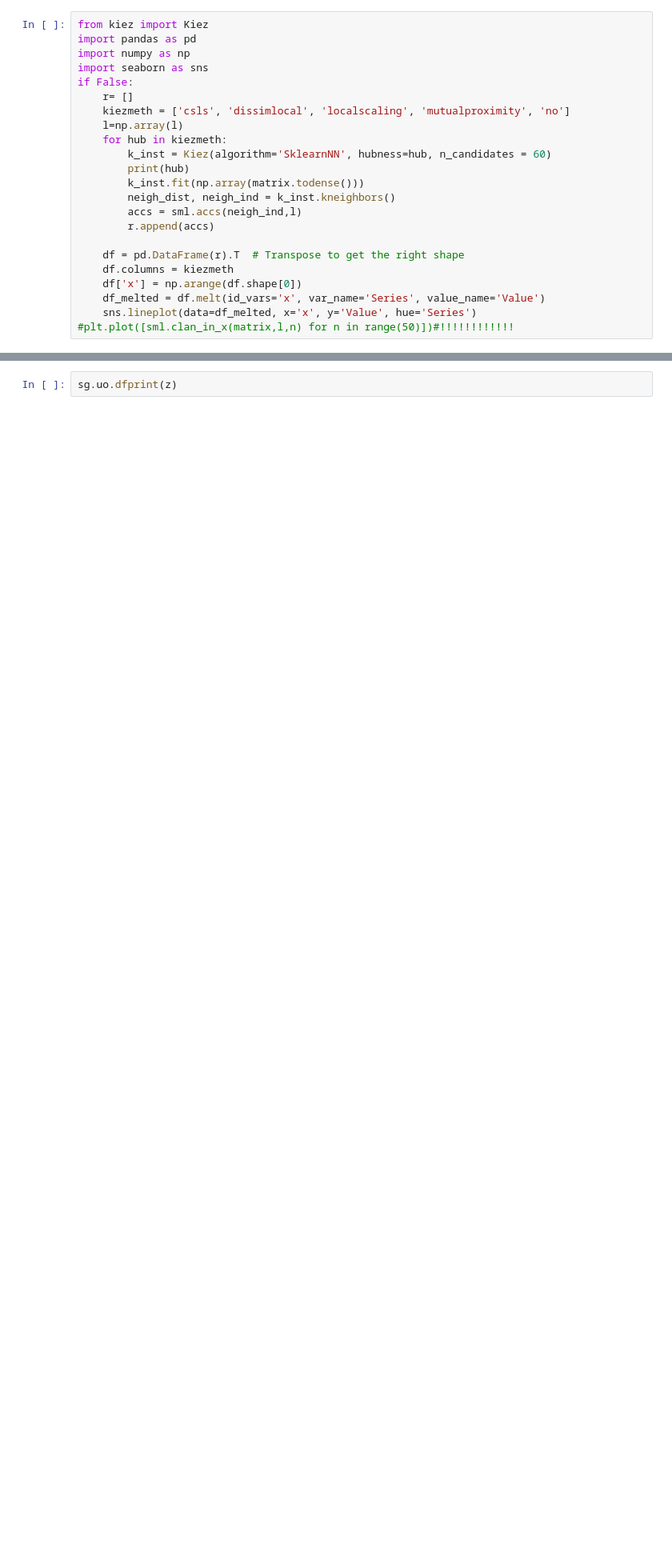
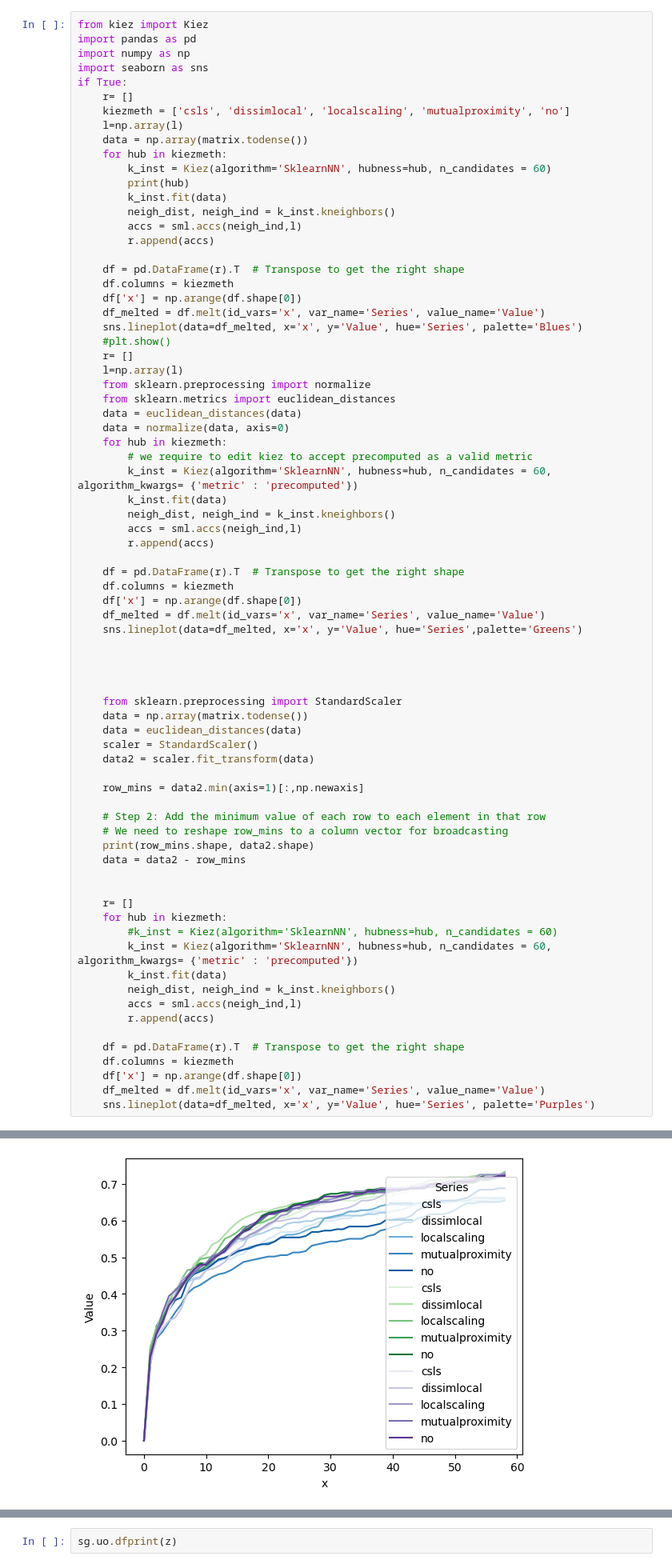
Before and after one commit to smautner/pig, a Jupyter notebook: yoda/scripts/kernel_experiments.ipynb, the cells around one changed output, grey strips where cells are left out. Shown at 80% size. Saved outputs shown, nothing was run; the diff lists cells and outputs as text; blank space fills up the shorter version.

Commit message:
trying hubness correction

```diff
--- a/yoda/scripts/kernel_experiments.ipynb
+++ b/yoda/scripts/kernel_experiments.ipynb
@@ -33,14 +53,15 @@ from kiez import Kiez
 import pandas as pd
 import numpy as np
 import seaborn as sns
-if False:
+if True:
     r= []
     kiezmeth = ['csls', 'dissimlocal', 'localscaling', 'mutualproximity', 'no']
     l=np.array(l)
+    data = np.array(matrix.todense())
     for hub in kiezmeth:
         k_inst = Kiez(algorithm='SklearnNN', hubness=hub, n_candidates = 60)
         print(hub)
-        k_inst.fit(np.array(matrix.todense()))
+        k_inst.fit(data)
         neigh_dist, neigh_ind = k_inst.kneighbors()
         accs = sml.accs(neigh_ind,l)
         r.append(accs)
@@ -49,5 +70,57 @@ if False:
     df.columns = kiezmeth
     df['x'] = np.arange(df.shape[0])
     df_melted = df.melt(id_vars='x', var_name='Series', value_name='Value')
-    sns.lineplot(data=df_melted, x='x', y='Value', hue='Series')
-#plt.plot([sml.clan_in_x(matrix,l,n) for n in range(50)])#!!!!!!!!!!!!
+    sns.lineplot(data=df_melted, x='x', y='Value', hue='Series', palette='Blues')
+    #plt.show()
+    r= []
+    l=np.array(l)
+    from sklearn.preprocessing import normalize
+    from sklearn.metrics import euclidean_distances
+    data = euclidean_distances(data)
+    data = normalize(data, axis=0)
+    for hub in kiezmeth:
+        # we require to edit kiez to accept precomputed as a valid metric
+        k_inst = Kiez(algorithm='SklearnNN', hubness=hub, n_candidates = 60, algorithm_kwargs= {'metric' : 'precomputed'})
+        k_inst.fit(data)
+        neigh_dist, neigh_ind = k_inst.kneighbors()
+        accs = sml.accs(neigh_ind,l)
+        r.append(accs)
+
+    df = pd.DataFrame(r).T  # Transpose to get the right shape
+    df.columns = kiezmeth
+    df['x'] = np.arange(df.shape[0])
+    df_melted = df.melt(id_vars='x', var_name='Series', value_name='Value')
+    sns.lineplot(data=df_melted, x='x', y='Value', hue='Series',palette='Greens')
+
+
+
+
+    from sklearn.preprocessing import StandardScaler
+    data = np.array(matrix.todense())
+    data = euclidean_distances(data)
+    scaler = StandardScaler()
+    data2 = scaler.fit_transform(data)
+
+    row_mins = data2.min(axis=1)[:,np.newaxis]
+
+    # Step 2: Add the minimum value of each row to each element in that row
+    # We need to reshape row_mins to a column vector for broadcasting
+    print(row_mins.shape, data2.shape)
+    data = data2 - row_mins
+
+
+    r= []
+    for hub in kiezmeth:
+        #k_inst = Kiez(algorithm='SklearnNN', hubness=hub, n_candidates = 60)
+        k_inst = Kiez(algorithm='SklearnNN', hubness=hub, n_candidates = 60, algorithm_kwargs= {'metric' : 'precomputed'})
+        k_inst.fit(data)
+        neigh_dist, neigh_ind = k_inst.kneighbors()
+        accs = sml.accs(neigh_ind,l)
+        r.append(accs)
+
+    df = pd.DataFrame(r).T  # Transpose to get the right shape
+    df.columns = kiezmeth
+    df['x'] = np.arange(df.shape[0])
+    df_melted = df.melt(id_vars='x', var_name='Series', value_name='Value')
+    sns.lineplot(data=df_melted, x='x', y='Value', hue='Series', palette='Purples')
+# %% [output]
@@ -54,3 +133,4 @@ if False:
+[figure, added]
 # %%
 from ubergauss import optimization as op
 import yoda.ml.simpleMl as sml
```
Also changed, not shown: parts of 5 cells of this notebook.
